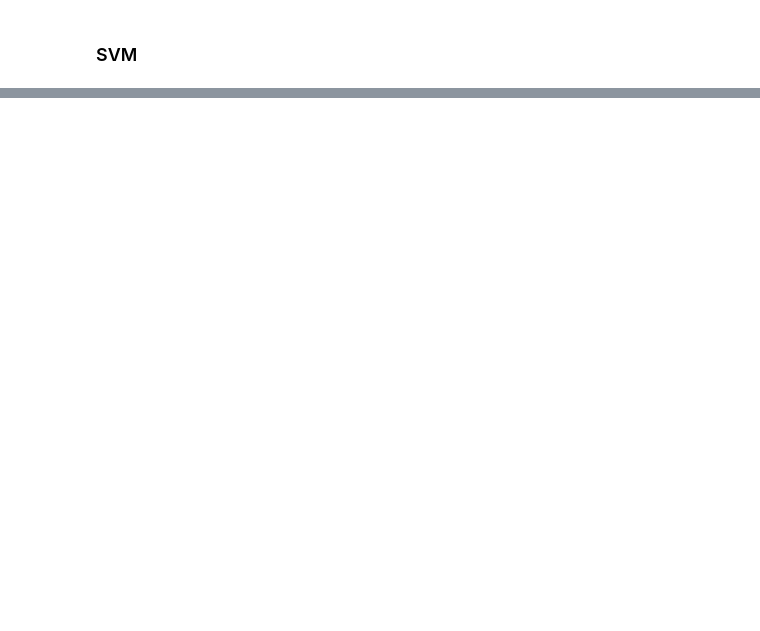
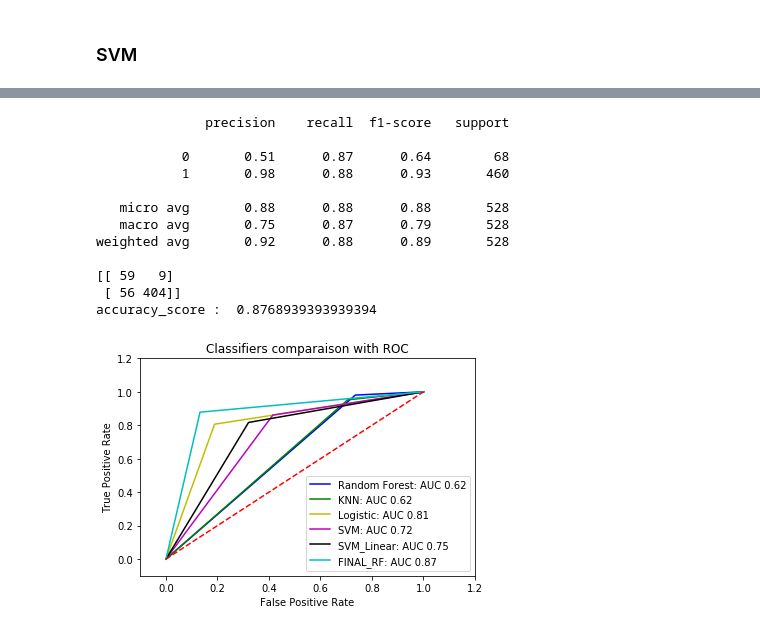
Before and after one commit to agarwal29796/fraud_page_detection, a Jupyter notebook: Training_Testing.ipynb, the cells around one changed output, grey strips where cells are left out. Saved outputs shown, nothing was run; the diff lists cells and outputs as text; code cells hidden in the pictures; blank space fills up the shorter version.

```diff
--- a/Training_Testing.ipynb
+++ b/Training_Testing.ipynb
@@ -373,11 +410,11 @@ accuracy_score :  0.8065984072810012
 # %%
 from sklearn.linear_model import SGDClassifier
 clf = SGDClassifier(class_weight = {0:7, 1:1})
-clf.fit(x_train,y_train)
-pred = clf.predict(x_test)
-eval_model(y_test, pred)
+clf.fit(scaled_X_train,Y_train)
+pred = clf.predict(scaled_X_test)
+eval_model(Y_test, pred)
 prediction["SVM_Linear"] = pred
-AuROC(prediction, y_test)
+AuROC(prediction, Y_test)
 # %% [output]
               precision    recall  f1-score   support
 
@@ -394,0 +531,4 @@ accuracy_score :  0.78839590443686
+# %%
+model = pickle.load(open("SVM_LINEAR_MODEL.sav","rb"))
+result = model.predict(x_test)
+eval_model(y_test, result)
@@ -394,0 +550,20 @@ accuracy_score :  0.78839590443686
+# %%
+model = pickle.load(open("final_random_forest.sav","rb"))
+result = model.predict(X_test)
+eval_model(Y_test, result)
+prediction["FINAL_RF"] = result
+AuROC(prediction, y_test)
+# %% [output]
+              precision    recall  f1-score   support
+
+           0       0.51      0.87      0.64        68
+           1       0.98      0.88      0.93       460
+
+   micro avg       0.88      0.88      0.88       528
+   macro avg       0.75      0.87      0.79       528
+weighted avg       0.92      0.88      0.89       528
+
+[[ 59   9]
+ [ 56 404]]
+accuracy_score :  0.8768939393939394
+[figure, added]
```
Also changed, not shown: parts of 43 cells of this notebook.
